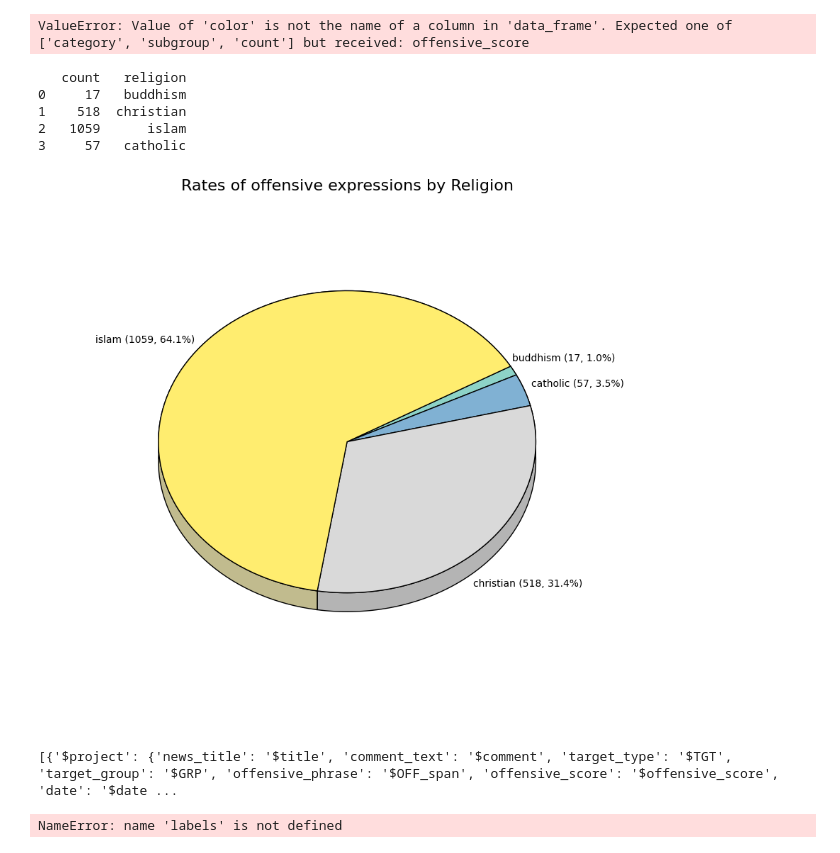
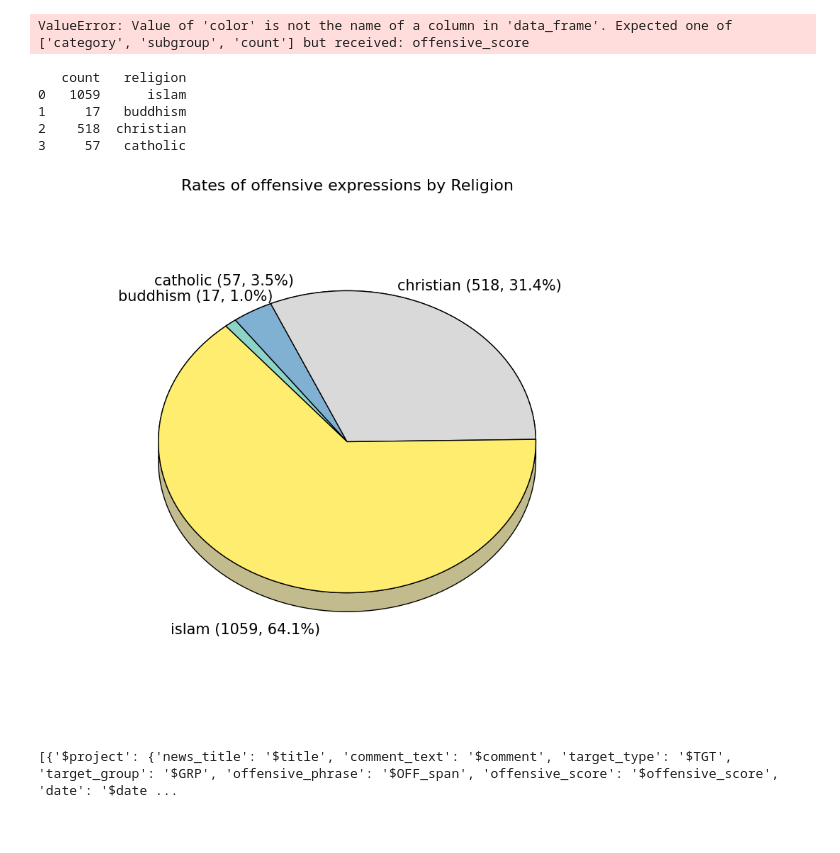
Before and after one commit to 2025-big-data-system-design/opinion-mining-on-hate-speech, a Jupyter notebook: db.ipynb, the cells around one changed output. Saved outputs shown, nothing was run; the diff lists cells and outputs as text; code cells hidden in the pictures.

```diff
--- a/db.ipynb
+++ b/db.ipynb
@@ -361,7 +361,7 @@ colors = cm.Set3(np.linspace(0, 1, len(sizes)))
 # 설정
 depth = 0.1       # 입체 깊이
 squash = 0.8      # y 스케일 압축 (기울기)
-theta1 = 30       # 시작 각도
+theta1 = 130       # 시작 각도
 
 # 차트 초기화
 fig, ax = plt.subplots(figsize=(10, 8))
@@ -393,38 +393,38 @@ for i, size in enumerate(sizes):
     ax.add_patch(Polygon(top_patch, closed=True,
                         facecolor=colors[i], edgecolor='black', linewidth=1, zorder=3))
 
     # 라벨 배치
     mid_angle = (theta1 + theta2) / 2
     mid_rad = np.deg2rad(mid_angle)
     x_text = 1.3 * np.cos(mid_rad)
     y_text = 1.3 * np.sin(mid_rad) * squash - depth / 2
     percentage = sizes[i] / total * 100
     count = int(sizes[i])
     ax.text(
         x_text,
         y_text,
         f"{labels[i]} ({count}, {percentage:.1f}%)",
         ha='center',
         va='center',
-        fontsize=10
+        fontsize=15
     )
 
     theta1 = theta2
 
 # 마무리 시각 설정
 ax.set_xlim(-1.6, 1.6)
 ax.set_ylim(-1.5, 1.3)
 ax.set_title("Rates of offensive expressions by Religion", fontsize=16)
 plt.axis('off')
 plt.tight_layout()
 plt.show()
 # %% [output]
    count   religion
-0     17   buddhism
-1    518  christian
-2   1059      islam
+0   1059      islam
+1     17   buddhism
+2    518  christian
 3     57   catholic
-[figure, old version]
+[figure, new version]
 # %%
 import pandas as pd
 import plotly.express as px
@@ -443,7 +443,7 @@ df["TGT"] = pd.Categorical(df["TGT"], categories=TGT_order, ordered=True)
 # ✅ offensive_score를 구간화 (0.1 단위)
 bins = np.arange(0, 1.1, 0.1)
 labels = [f"{round(bins[i], 1)}~{round(bins[i+1], 1)}" for i in range(len(bins)-1)]
-df["score_bin"] = pd.cut(df["offensive_score"], bins=bins, labels=labels, include_lowest=True)
+# df["score_bin"] = pd.cut(df["offensive_score"], bins=bins, labels=labels, include_lowest=True)
 
 # # ✅ Aggregation: TGT × score_bin 별 document 수 count
 # agg_df = df.groupby(["TGT", "score_bin"]).size().reset_index(name="count")
@@ -473,11 +473,10 @@ fig.update_layout(
     yaxis_title="Target (TGT)",                 # ✅ y축은 TGT
     legend_title="Offensive Score Bin",
     barmode="stack",
-    legend=dict(font=dict(size=14)),
-    font=dict(size=14)
+    legend=dict(font=dict(size=20)),
+    font=dict(size=20)
 )
 
 fig.show()
 # %% [output]
 [{'$project': {'news_title': '$title', 'comment_text': '$comment', 'target_type': '$TGT', 'target_group': '$GRP', 'offensive_phrase': '$OFF_span', 'offensive_score': '$offensive_score', 'date': '$date ...
-NameError: name 'labels' is not defined
```
